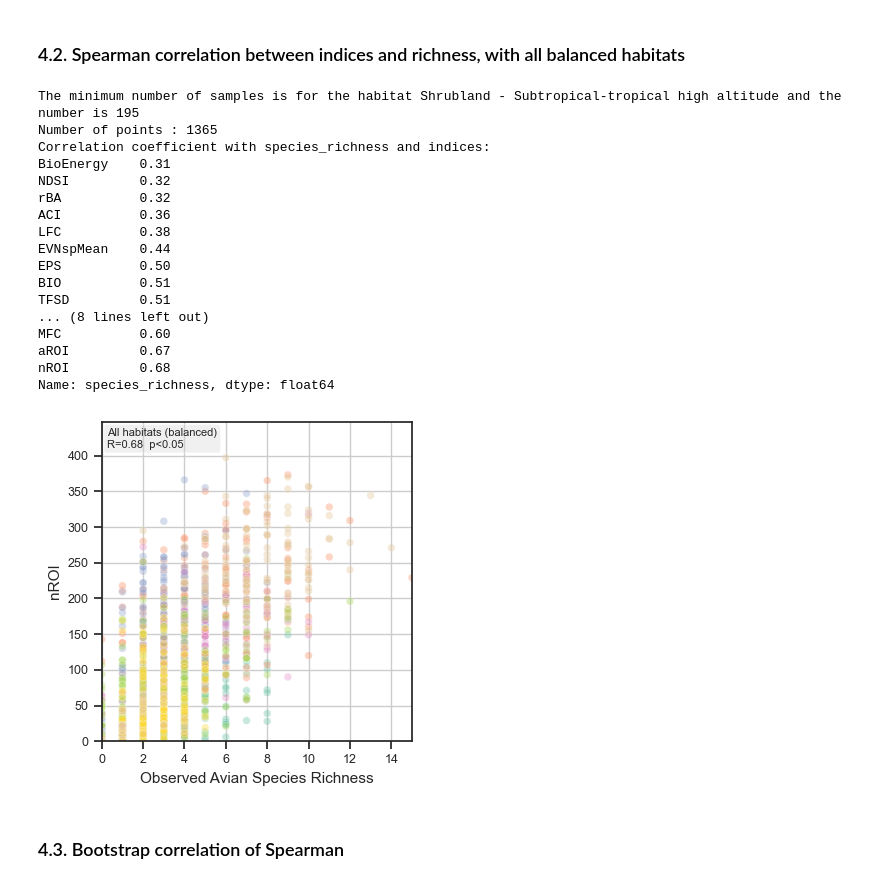
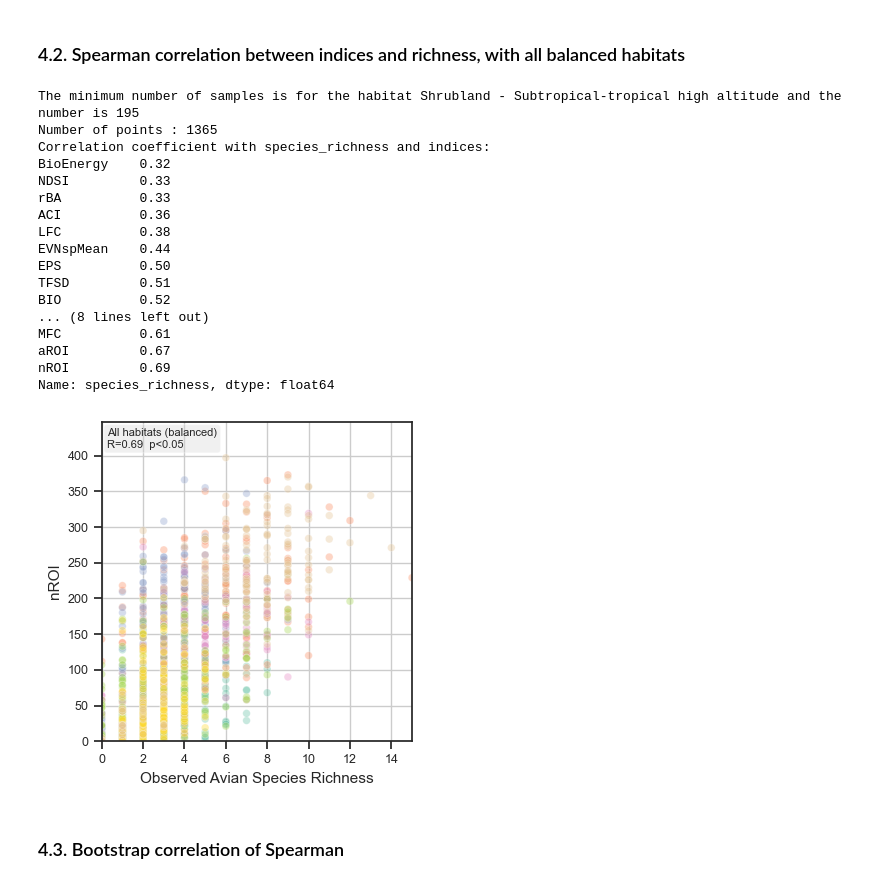
Before and after one commit to ear-team/haupert_acoustic_indices_2025, a Jupyter notebook: notebooks/02_indices_correlation.ipynb, the cells around one changed output. Drawn from its saved outputs; the diff is of its cells as text; code cells hidden in the pictures.

```diff
--- a/notebooks/02_indices_correlation.ipynb
+++ b/notebooks/02_indices_correlation.ipynb
@@ -63,7 +63,7 @@ DISPLAY = True
 VERBOSE = False
 
 # Load the configuration file
-CONFIG = cfg.load_config('config_local.yaml')
+CONFIG = cfg.load_config('config_publication.yaml')
 
 # Set the global variables
 GT = CONFIG['ground_truth']
@@ -556,9 +556,9 @@ for habitat, group in df.groupby('habitat'):
 # save the sampled dataframe
 if SAVE :
         if CONFIG['remove_clipping_audio'] :
-                sampled_df.to_csv(path_or_buf=os.path.join(CONFIG['save_dir'], 'data_species_balanced_sans_clip_onlybirds.csv'), sep=',', mode='w', header=True, index=True)
+                sampled_df.to_csv(path_or_buf=os.path.join(CONFIG['save_dir'], 'data_species_balanced_sans_clip.csv'), sep=',', mode='w', header=True, index=True)
         else :
-                sampled_df.to_csv(path_or_buf=os.path.join(CONFIG['save_dir'], 'data_species_balanced_onlybirds.csv'), sep=',', mode='w', header=True, index=True)
+                sampled_df.to_csv(path_or_buf=os.path.join(CONFIG['save_dir'], 'data_species_balanced.csv'), sep=',', mode='w', header=True, index=True)
 
 """------------------------------
         Correlation.
@@ -604,40 +604,40 @@ ax1.annotate(
         xy=(0.018, 0.92),
         xycoords='axes fraction',
         fontsize = 8,
         bbox=dict(
                 facecolor='lightgrey',
                 alpha = 0.33,
                 edgecolor='white',
                 boxstyle='round')
         )
 # change font size of the x and y-axis tick labels
 ax1.tick_params(axis='x', labelsize=9)
 ax1.tick_params(axis='y', labelsize=9)
 
 # # Set figure size
 fig.set_size_inches((4,4))
 fig.tight_layout()
 
 if SAVE : fig.savefig(os.path.join(CONFIG['save_dir'], 'figure_2_All_balanced.png'), dpi = 300, bbox_inches = "tight")
 # %% [output]
 The minimum number of samples is for the habitat Shrubland - Subtropical-tropical high altitude and the number is 195
 Number of points : 1365
 Correlation coefficient with species_richness and indices:
-BioEnergy    0.31
-NDSI         0.32
-rBA          0.32
+BioEnergy    0.32
+NDSI         0.33
+rBA          0.33
 ACI          0.36
 LFC          0.38
 EVNspMean    0.44
 EPS          0.50
-BIO          0.51
 TFSD         0.51
+BIO          0.52
 ... (8 lines left out)
-MFC          0.60
+MFC          0.61
 aROI         0.67
-nROI         0.68
+nROI         0.69
 Name: species_richness, dtype: float64
-[figure, old version]
+[figure, new version]
 # %% [markdown]
 ### 4.3. Bootstrap correlation of Spearman
 # %%
```
Also changed, not shown: parts of 12 cells of this notebook, 48 other files.
